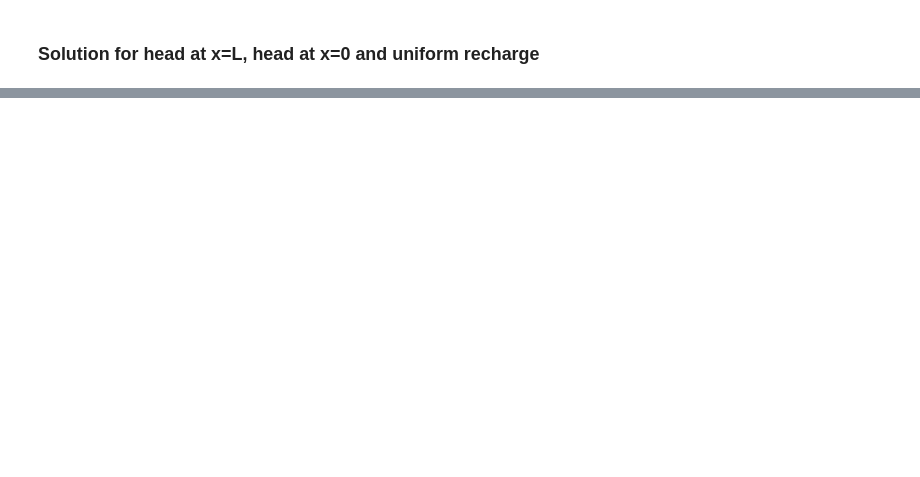
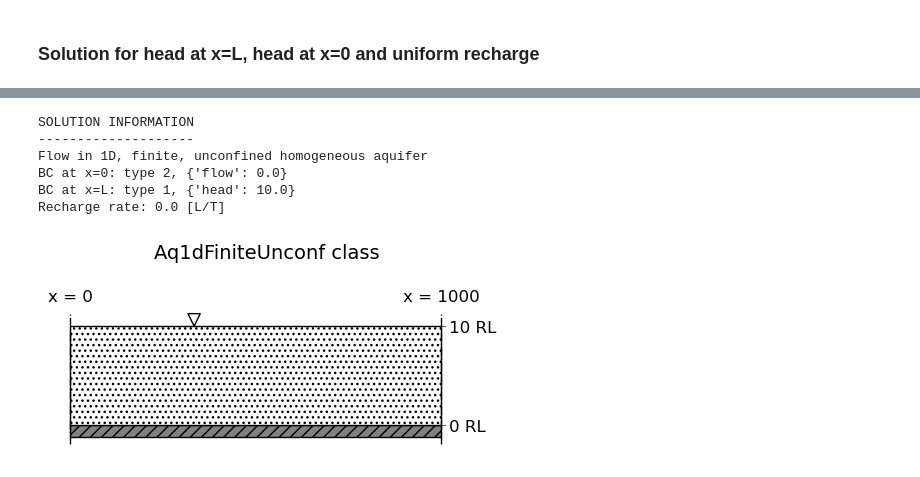
Before and after one commit to Moofbytes/pygaf_notebooks, a Jupyter notebook: pygag_steady_flow.ipynb, the cells around one changed output, grey strips where cells are left out. Cells and saved outputs as stored; diff of their text form; code cells hidden in the pictures; blank space fills up the shorter version.

```diff
--- a/pygag_steady_flow.ipynb
+++ b/pygag_steady_flow.ipynb
@@ -230,0 +235,14 @@ Recharge rate: 0.0005 [L/T]
+# %%
+Sol7 = pygaf.Steady1dUnconfFlow()
+Sol7.info()
+# %% [output]
+SOLUTION INFORMATION
+--------------------
+Flow in 1D, finite, unconfined homogeneous aquifer
+BC at x=0: type 2, {'flow': 0.0}
+BC at x=L: type 1, {'head': 10.0}
+Recharge rate: 0.0 [L/T]
+# %%
+Sol7.aq.draw()
+# %% [output]
+[figure, added]
```
Also changed, not shown: parts of 26 cells of this notebook.
